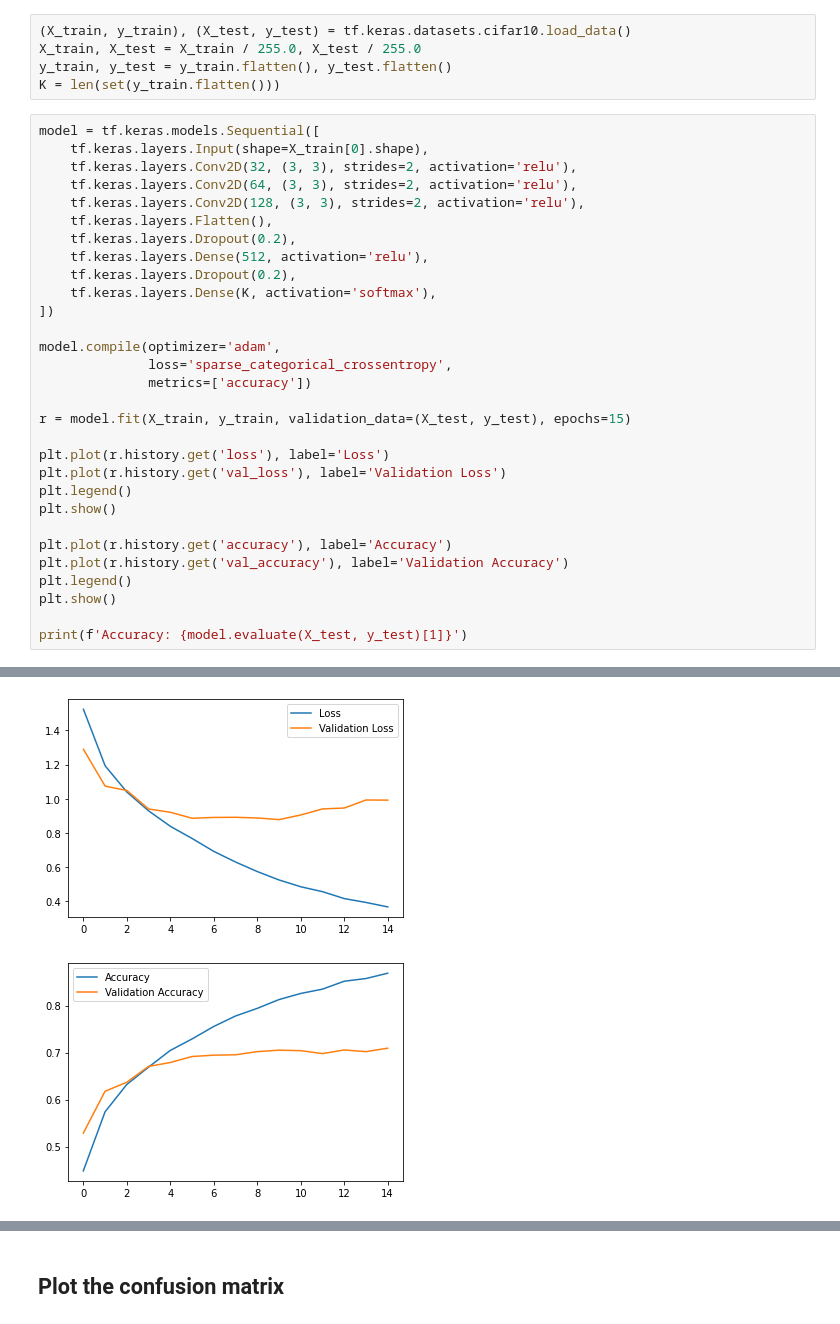
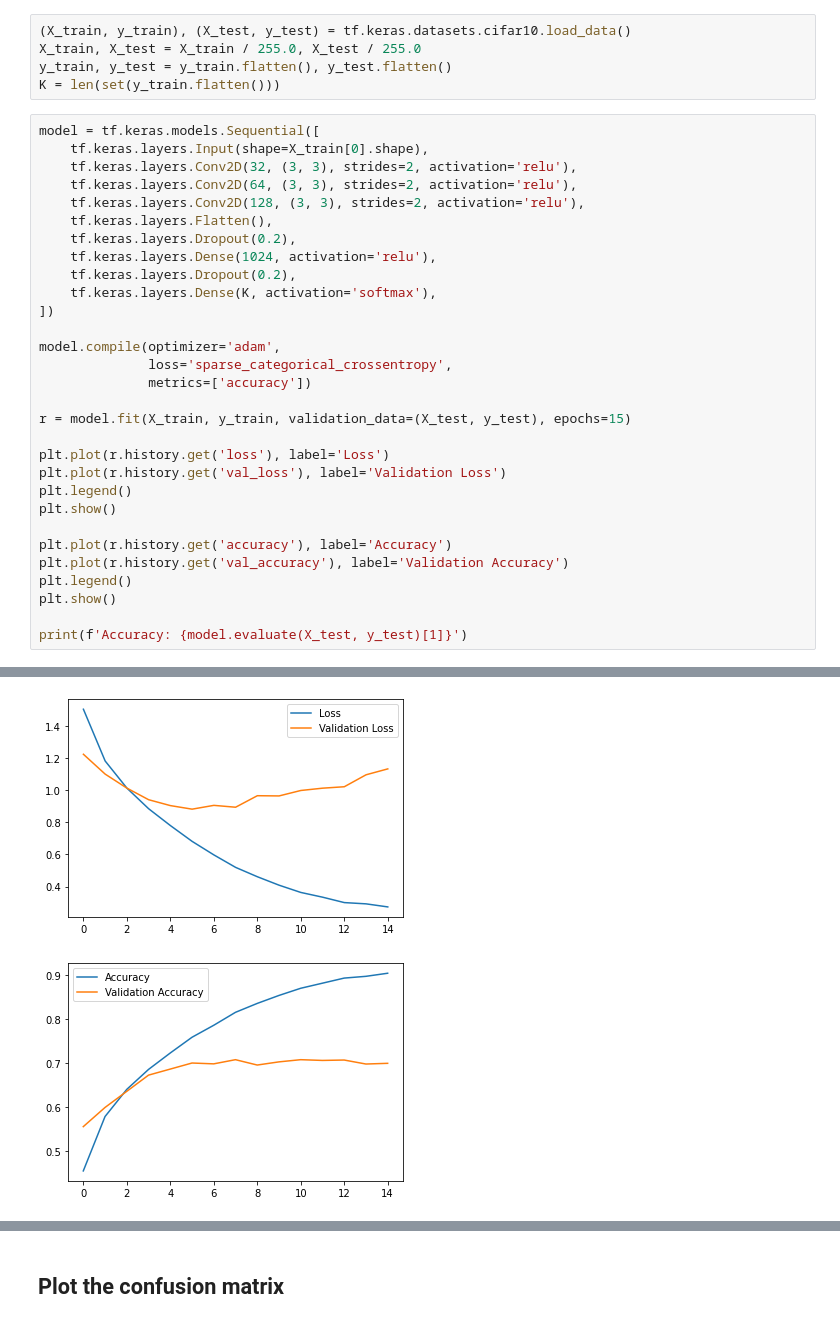
Before and after one commit to AlumiK/tensorflow2-notebooks, a Jupyter notebook: TensorFlow2/07_cnn_cifar_10.ipynb, the cells around one changed output, grey strips where cells are left out. Saved outputs shown, nothing was run; the diff lists cells and outputs as text.

Commit message:
Increase the number of dense layer neurons

```diff
--- a/TensorFlow2/07_cnn_cifar_10.ipynb
+++ b/TensorFlow2/07_cnn_cifar_10.ipynb
@@ -26,7 +26,7 @@ model = tf.keras.models.Sequential([
     tf.keras.layers.Conv2D(128, (3, 3), strides=2, activation='relu'),
     tf.keras.layers.Flatten(),
     tf.keras.layers.Dropout(0.2),
-    tf.keras.layers.Dense(512, activation='relu'),
+    tf.keras.layers.Dense(1024, activation='relu'),
     tf.keras.layers.Dropout(0.2),
     tf.keras.layers.Dense(K, activation='softmax'),
 ])
@@ -69,2 +69,2 @@ Epoch 15/15
-[figure, old version]
+[figure, new version]
-[figure, old version]
+[figure, new version]
```
Also changed, not shown: parts of 3 cells of this notebook.
